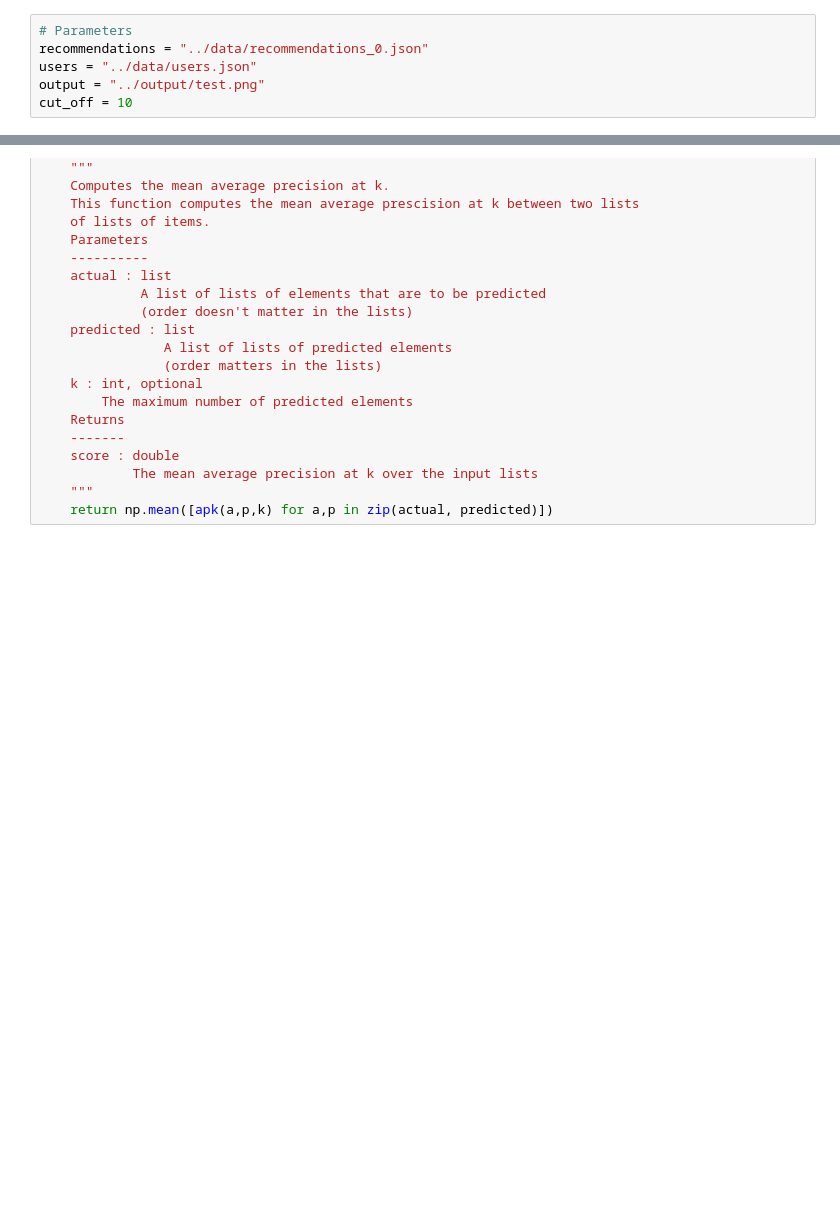
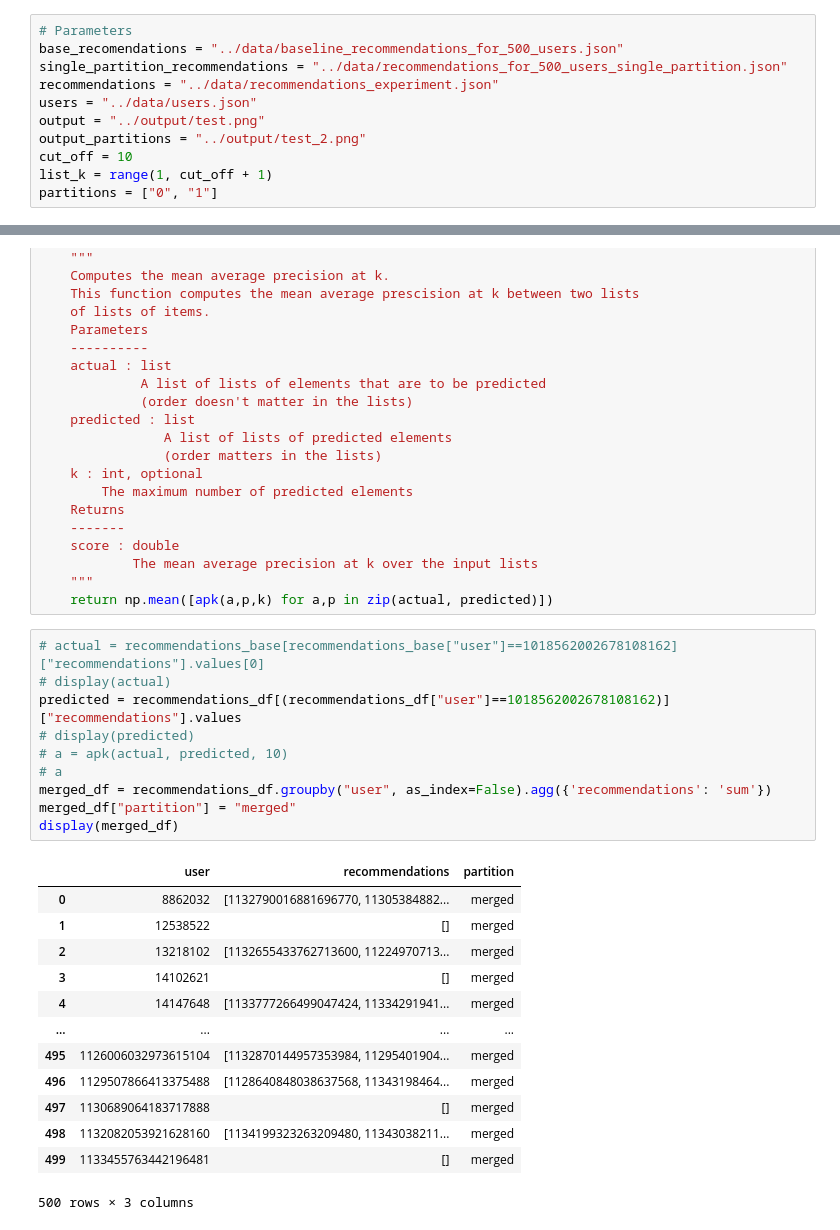
Before and after one commit to ramin-master-thesis/Evaluation-Suite, a Jupyter notebook: src/APK_MAPK.ipynb, the cells around one changed output, grey strips where cells are left out. Cells and saved outputs as stored; diff of their text form; blank space fills up the shorter version.

```diff
--- a/src/APK_MAPK.ipynb
+++ b/src/APK_MAPK.ipynb
@@ -4,6 +5,11 @@ import numpy as np
 # %%
 # Parameters
-recommendations = "../data/recommendations_0.json"
+base_recomendations = "../data/baseline_recommendations_for_500_users.json"
+single_partition_recommendations = "../data/recommendations_for_500_users_single_partition.json"
+recommendations = "../data/recommendations_experiment.json"
 users = "../data/users.json"
 output = "../output/test.png"
+output_partitions = "../output/test_2.png"
 cut_off = 10
+list_k = range(1, cut_off + 1)
+partitions = ["0", "1"]
@@ -71,4 +103,28 @@ def mapk(actual, predicted, k=10):
             The mean average precision at k over the input lists
     """
     return np.mean([apk(a,p,k) for a,p in zip(actual, predicted)])
+# %%
+# actual = recommendations_base[recommendations_base["user"]==1018562002678108162]["recommendations"].values[0]
+# display(actual)
+predicted = recommendations_df[(recommendations_df["user"]==1018562002678108162)]["recommendations"].values
+# display(predicted)
+# a = apk(actual, predicted, 10)
+# a
+merged_df = recommendations_df.groupby("user", as_index=False).agg({'recommendations': 'sum'})
+merged_df["partition"] = "merged"
+display(merged_df)
+# %% [output]
+|  | user | recommendations | partition |
+| 0 | 8862032 | [1132790016881696770, 11305384882... | merged |
+| 1 | 12538522 | [] | merged |
+| 2 | 13218102 | [1132655433762713600, 11224970713... | merged |
+| 3 | 14102621 | [] | merged |
+| 4 | 14147648 | [1133777266499047424, 11334291941... | merged |
+| ... | ... | ... | ... |
+| 495 | 1126006032973615104 | [1132870144957353984, 11295401904... | merged |
+| 496 | 1129507866413375488 | [1128640848038637568, 11343198464... | merged |
+| 497 | 1130689064183717888 | [] | merged |
+| 498 | 1132082053921628160 | [1134199323263209480, 11343038211... | merged |
+| 499 | 1133455763442196481 | [] | merged |
+500 rows × 3 columns
 # %%
```
Also changed, not shown: parts of 8 cells of this notebook, 3 other files.
